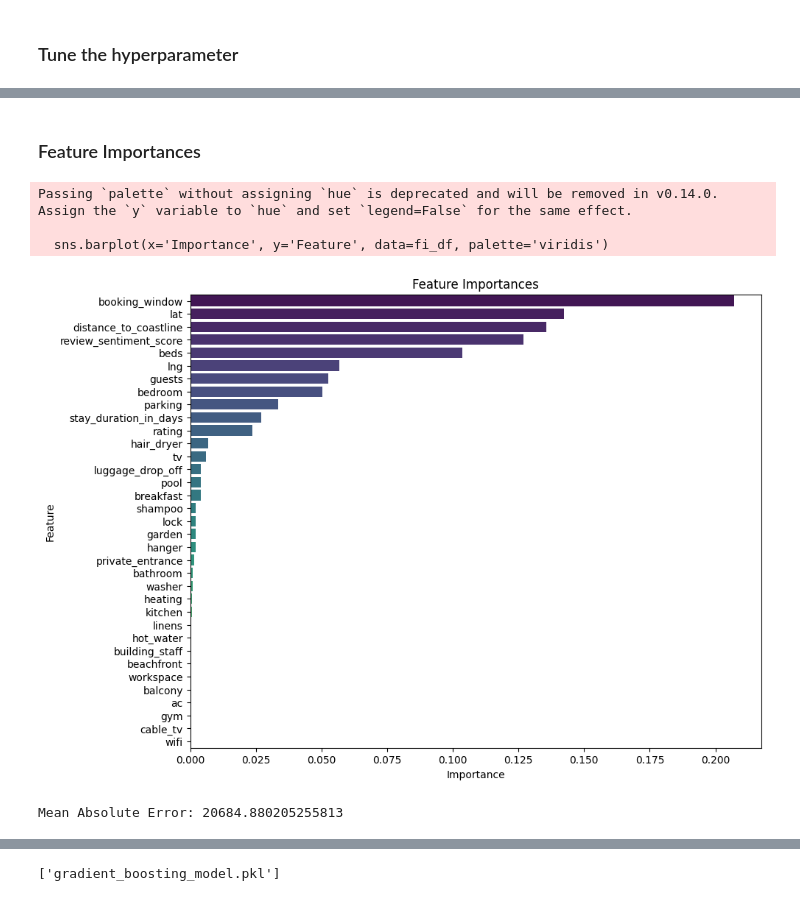
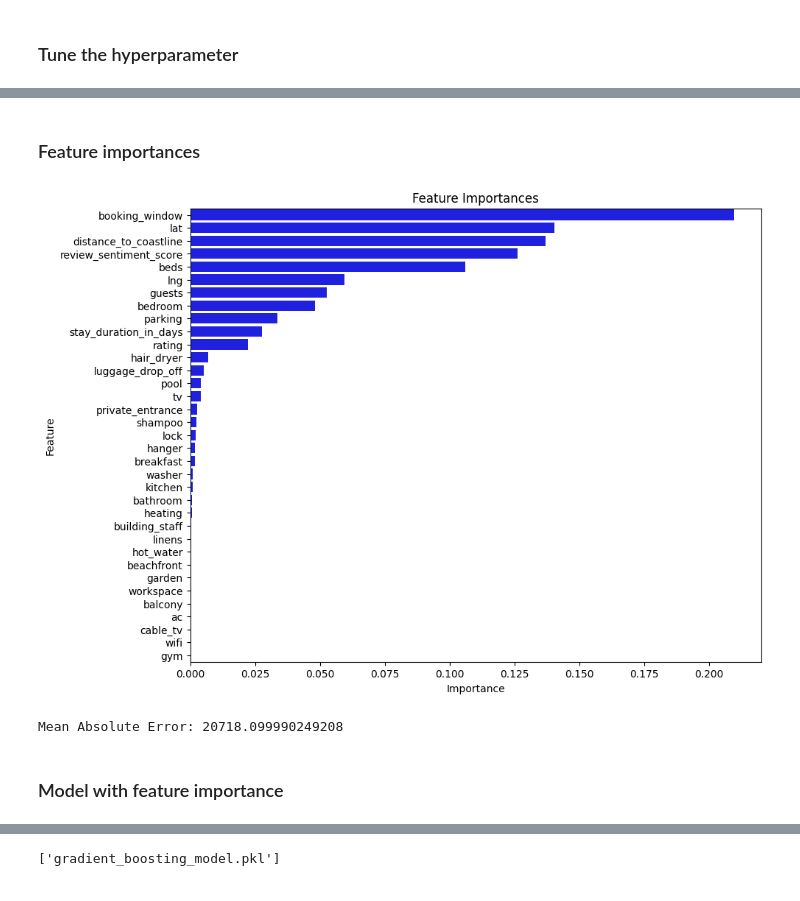
Before and after one commit to naufalsutrisna/Room-Pricing-Bukit-Vista, a Jupyter notebook: machine learning/gbr_model.ipynb, the cells around one changed output, grey strips where cells are left out. Cells and saved outputs as stored; diff of their text form; code cells hidden in the pictures.

```diff
--- a/machine learning/gbr_model.ipynb
+++ b/machine learning/gbr_model.ipynb
@@ -219,47 +221,46 @@ MAE on testing: 20684.880205255813
 # %% [markdown]
-### Feature Importances
+### Feature importances
 # %%
 model = GradientBoostingRegressor(n_estimators=2000, learning_rate=0.3, max_depth=7, random_state=42)
 
-# Melatih model pada data
+# Fit the model on the training data
 model.fit(X_train, y_train)
 
 # Get feature importances from the best model
 feature_importances = model.feature_importances_
 
 # Create a DataFrame to store feature importances with corresponding column names
 fi_df = pd.DataFrame({'Feature': X.columns,
                       'Importance': feature_importances})
 
 # Sort the DataFrame by feature importance values
 fi_df = fi_df.sort_values(by='Importance', ascending=False)
 
 # Set the figure size for better readability
 plt.figure(figsize=(10, 8))
 
 # Create a barplot with Seaborn
-sns.barplot(x='Importance', y='Feature', data=fi_df, palette='viridis')
+sns.barplot(x='Importance', y='Feature', data=fi_df, color='blue')
 
 # Add title and labels to the plot
 plt.title('Feature Importances')
 plt.xlabel('Importance')
 plt.ylabel('Feature')
 
 # Show the plot
 plt.show()
 
 # Make predictions on the test set using the best model
 y_pred = model.predict(X_test)
 
 # Calculate Mean Absolute Error (MAE)
 mae = mean_absolute_error(y_test, y_pred)
 print("Mean Absolute Error:", mae)
 # %% [output]
+[figure, new version]
-Passing `palette` without assigning `hue` is deprecated and will be removed in v0.14.0. Assign the `y` variable to `hue` and set `legend=False` for the same effect.
-
-  sns.barplot(x='Importance', y='Feature', data=fi_df, palette='viridis')
+Mean Absolute Error: 20718.099990249208
-[figure, old version]
-Mean Absolute Error: 20684.880205255813
+# %% [markdown]
+### Model with feature importance
 # %%
 X_important = df[['booking_window', 'lat', 'distance_to_coastline', 'review_sentiment_score',
                   'beds', 'bedroom','guests', 'lng', 'stay_duration_in_days', 'rating', 'parking']]
```
Also changed, not shown: parts of 24 cells of this notebook.
